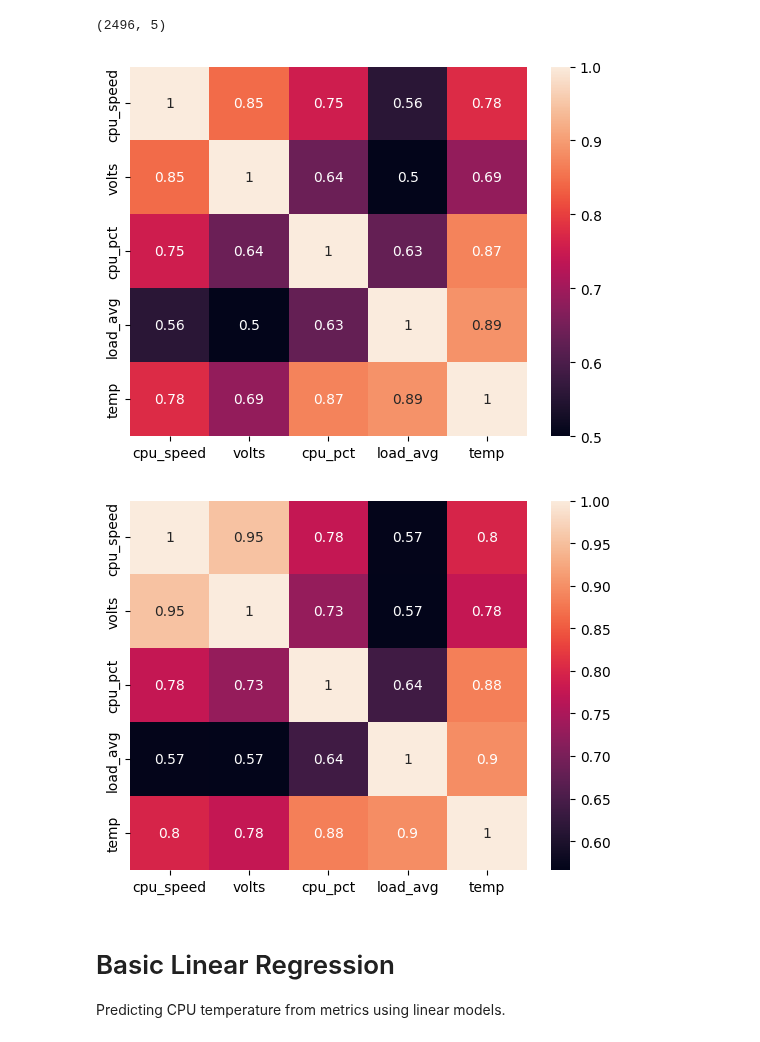
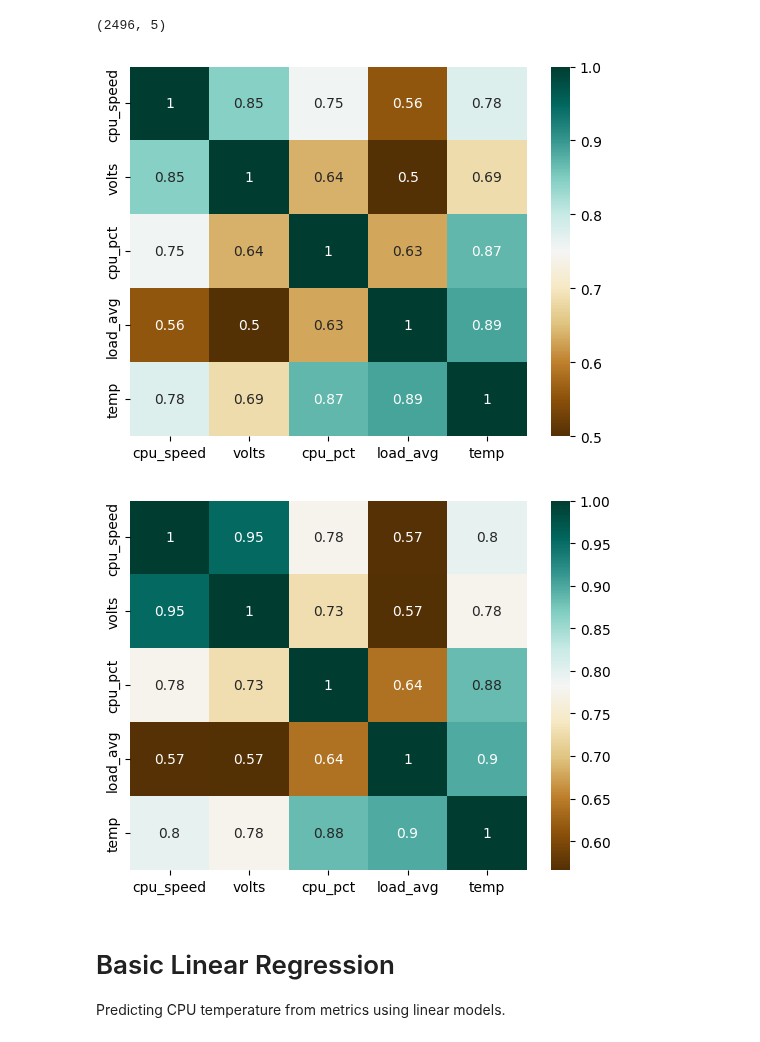
Before and after one commit to raspberrypipress/ai-projects-raspberrypi, a Jupyter notebook: code/ch03/Analyse CPU Data.ipynb, the cells around one changed output. Drawn from its saved outputs; the diff is of its cells as text; code cells hidden in the pictures.

```diff
--- a/code/ch03/Analyse CPU Data.ipynb
+++ b/code/ch03/Analyse CPU Data.ipynb
@@ -25,23 +25,22 @@ plt.show()
 # %%
 # Add a 5-point rolling average to smooth noise
 df_adjusted = df.copy()
-rolling_cols = ["volts", "load_avg", "temp", "cpu_pct", "cpu_speed"]
-df_adjusted[rolling_cols] = df_adjusted[rolling_cols].rolling(window=5).mean()
+df_adjusted = df_adjusted.rolling(5).mean()
 
 # Because of the rolling average, the first 4 rows will have NaN
 # values. We can drop these rows.
 df_adjusted = df_adjusted.dropna()
 print(df_adjusted.shape)
 
-# Compare the correlation matrices of the original and adjusted DataFrames
-sns.heatmap(df.corr(), annot=True)
+# Display correlation for the original and adjusted DataFrames.
+sns.heatmap(df.corr(), annot=True, cmap='BrBG')
 plt.show()
-sns.heatmap(df_adjusted.corr(), annot=True)
+sns.heatmap(df_adjusted.corr(), annot=True, cmap='BrBG')
 plt.show()
 # %% [output]
 (2496, 5)
-[figure, old version]
+[figure, new version]
-[figure, old version]
+[figure, new version]
 # %% [markdown]
 # Basic Linear Regression
 Predicting CPU temperature from metrics using linear models.
```
Also changed, not shown: parts of 1 cell of this notebook.
